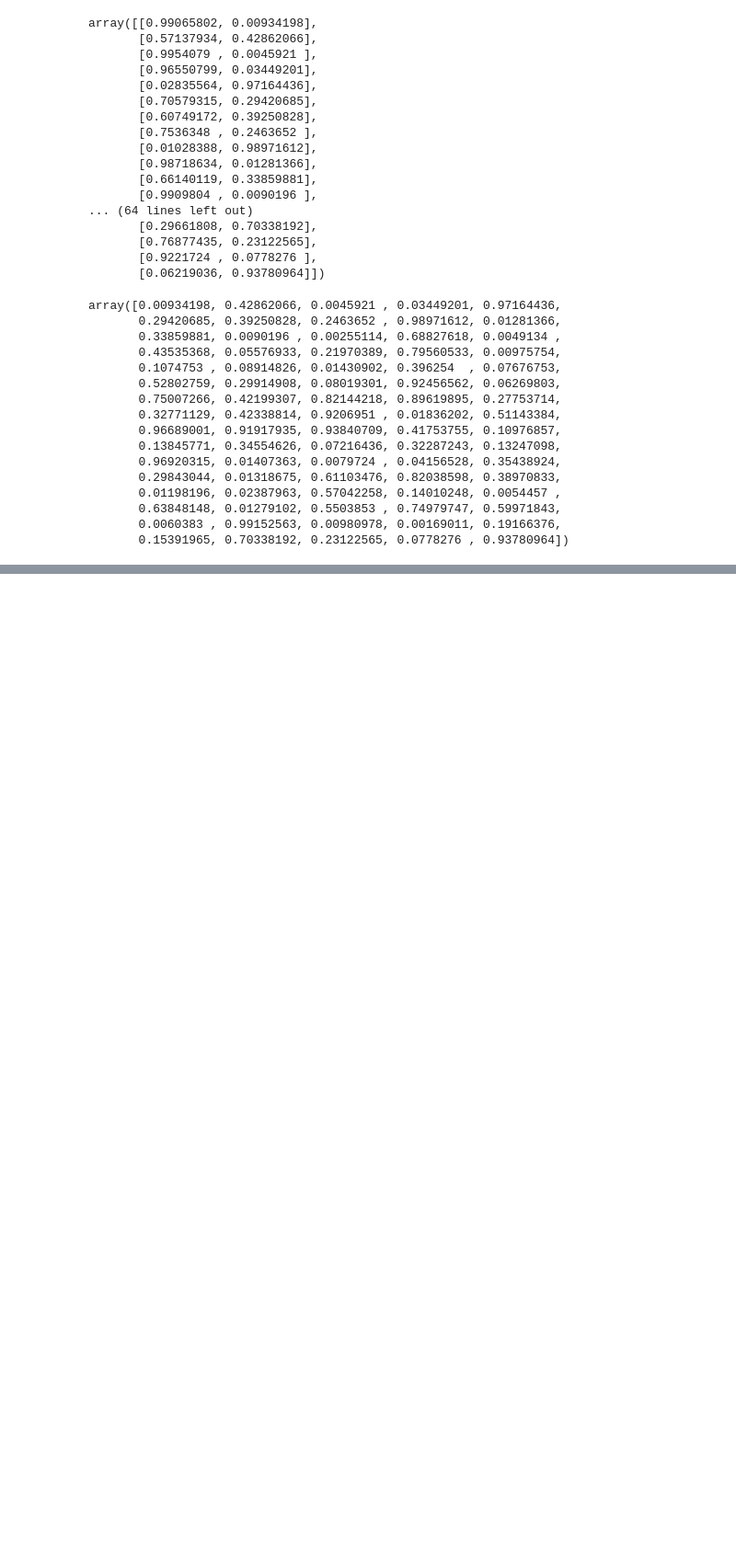
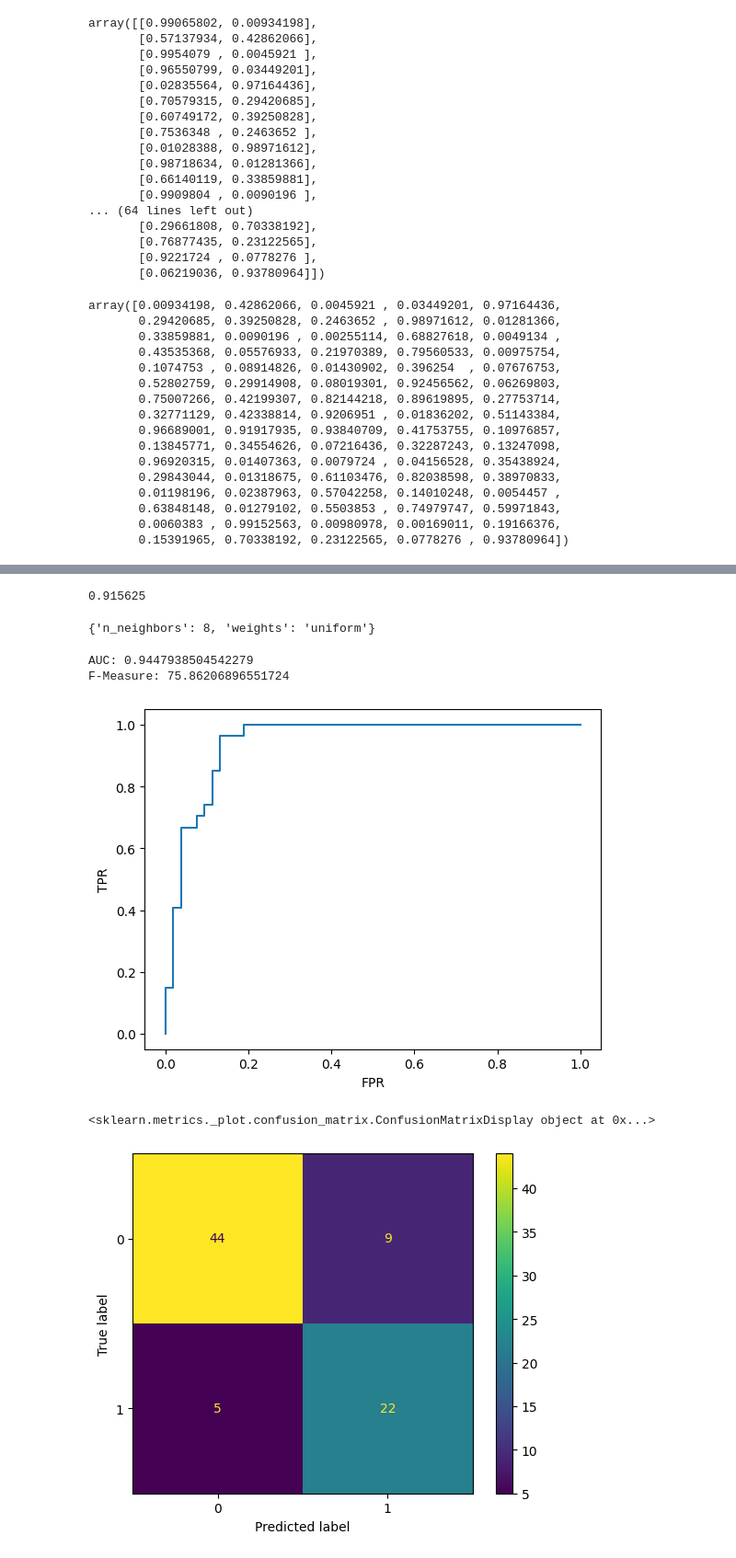
Before and after one commit to ganesh12112/ganesh12112, a Jupyter notebook: session_27_ai_and_ml.ipynb, the cells around one changed output, grey strips where cells are left out. Shown at 92% size. Saved outputs shown, nothing was run; the diff lists cells and outputs as text; code cells hidden in the pictures; blank space fills up the shorter version.

```diff
--- a/session_27_ai_and_ml.ipynb
+++ b/session_27_ai_and_ml.ipynb
@@ -503,0 +638,13 @@ from sklearn.
+# %%
+list_neighbors = [i for i in range(1,25)]
+knn_classifier = KNeighborsClassifier(n_neighbors = 5,weights = 'uniform')
+knn_classifier.fit(x_train,y_train)
+
+from sklearn.model_selection import GridSearchCV
+parameter_grid = [{'n_neighbors':list_neighbors,'weights':['uniform','distance']}]
+
+grid_search_obj = GridSearchCV(estimator = knn_classifier,
+             param_grid = parameter_grid,
+             scoring = 'accuracy',
+             cv = 10
+             )
@@ -503,0 +653,8 @@ from sklearn.
+# %%
+gridsearch_results.best_score_
+# %% [output]
+0.915625
+# %%
+gridsearch_results.best_params_
+# %% [output]
+{'n_neighbors': 8, 'weights': 'uniform'}
@@ -503,0 +665,30 @@ from sklearn.
+# %%
+# gini and splitter are the parameters
+from sklearn.tree import DecisionTreeClassifier
+dt = DecisionTreeClassifier()
+dt.fit(x_train,y_train)
+y_pred = dt.predict(x_test)
+# %%
+from sklearn.metrics import  roc_auc_score
+print("AUC:",roc_auc_score(y_test,logreg.predict_proba(x_test)[:,1]))
+
+# F - measure
+from sklearn.metrics import f1_score
+print("F-Measure:",f1_score(y_test,y_pred)*100)
+
+from sklearn.metrics import roc_curve
+fpr,tpr,threshold = roc_curve(y_test,logreg.predict_proba(x_test)[:,1],pos_label = 1)
+
+plt.plot(fpr,tpr)
+plt.xlabel('FPR')
+plt.ylabel('TPR')
+plt.show()
+
+from sklearn.metrics import ConfusionMatrixDisplay
+print(ConfusionMatrixDisplay.from_predictions(y_test,y_pred))
+# %% [output]
+AUC: 0.9447938504542279
+F-Measure: 75.86206896551724
+[figure, added]
+<sklearn.metrics._plot.confusion_matrix.ConfusionMatrixDisplay object at 0x...>
+[figure, added]
```
Also changed, not shown: parts of 41 cells of this notebook.
